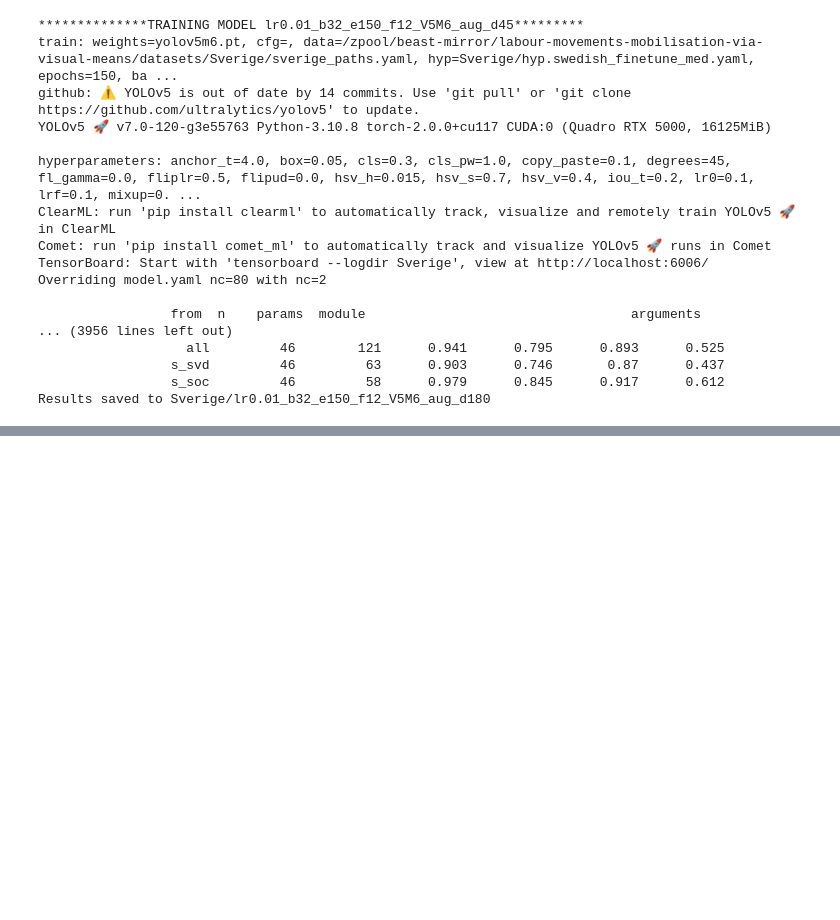
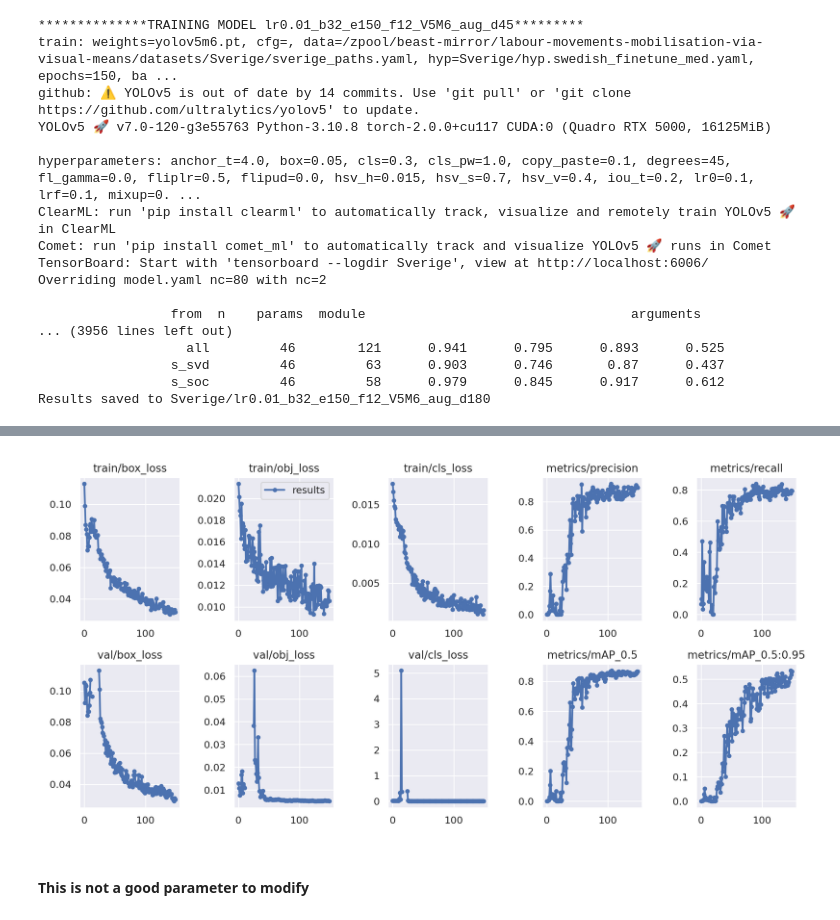
Before and after one commit to DaliaO15/CDHU-katrin_youtube, a Jupyter notebook: prototyping/logo_detection_training/Swedish_model_v5m6_experiments.ipynb, the cells around one changed output, grey strips where cells are left out. Drawn from its saved outputs; the diff is of its cells as text; code cells hidden in the pictures; blank space fills up the shorter version.

```diff
--- a/prototyping/logo_detection_training/Swedish_model_v5m6_experiments.ipynb
+++ b/prototyping/logo_detection_training/Swedish_model_v5m6_experiments.ipynb
@@ -276,0 +310,6 @@ Results saved to Sverige/lr0.01_b32_e150_f12_V5M6_aug_d180
+# %%
+display.Image(f"Sverige/lr0.01_b32_e150_f12_V5M6_aug_d90/results.png")
+# %% [output]
+[figure, added]
+# %% [markdown]
+#### This is not a good parameter to modify
```
Also changed, not shown: parts of 4 cells of this notebook.
